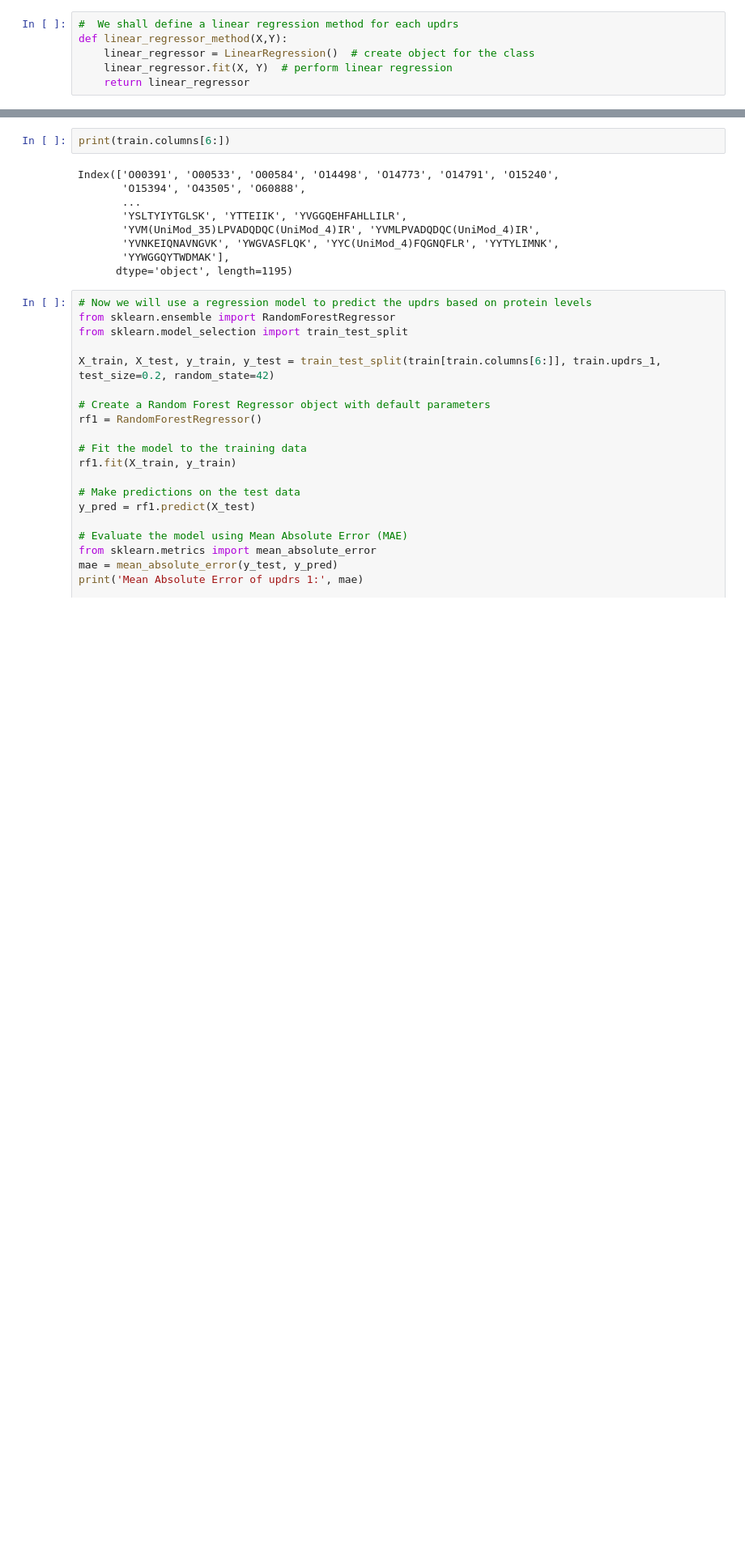
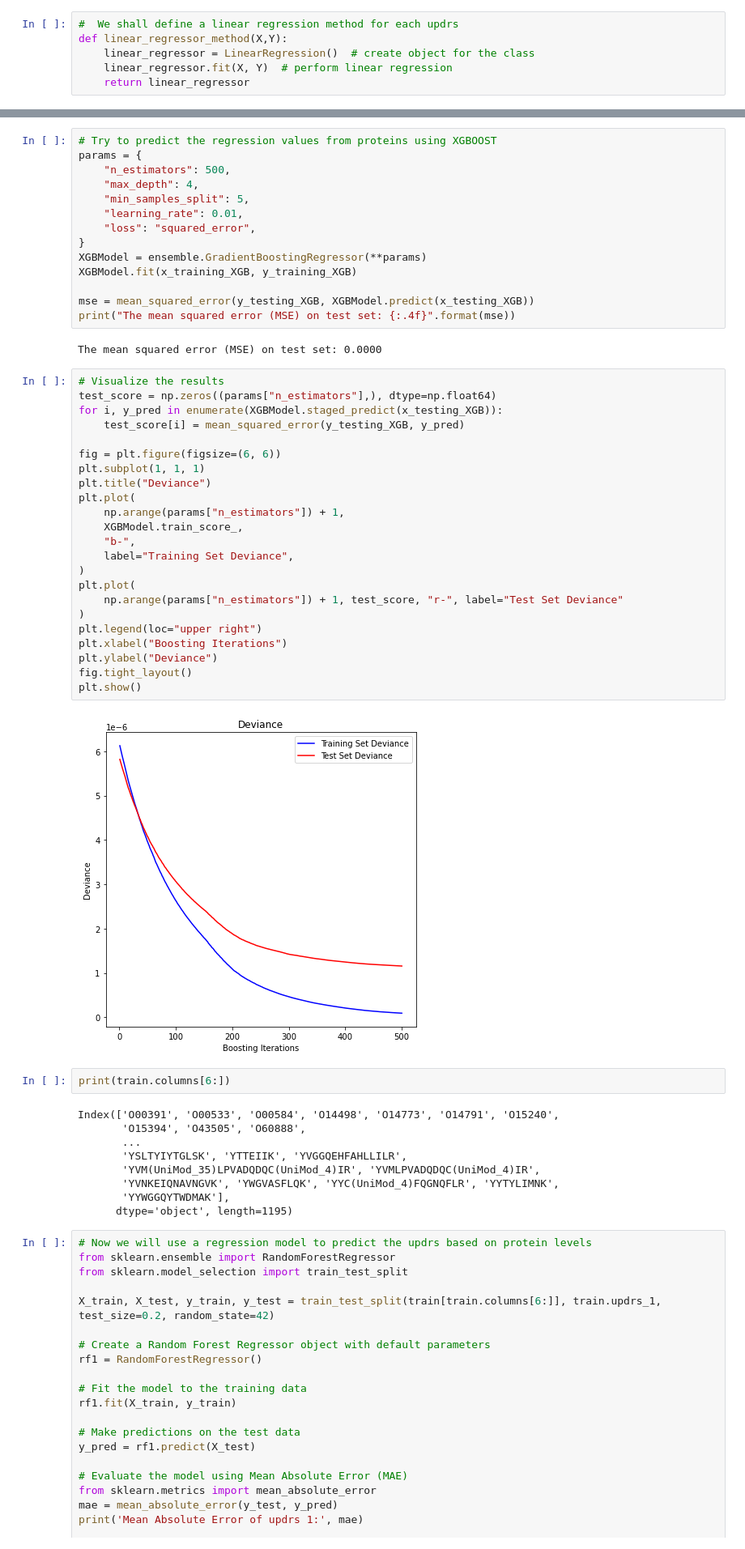
Before and after one commit to carloscastmar/Parkinson-s-Disease-Progression-Prediction, a Jupyter notebook: eda.ipynb, the cells around one changed output, grey strips where cells are left out. Shown at 81% size. Cells and saved outputs as stored; diff of their text form; blank space fills up the shorter version.

```diff
--- a/eda.ipynb
+++ b/eda.ipynb
@@ -301,3 +381,44 @@ Training set metrics:
+# %%
+# Try to predict the regression values from proteins using XGBOOST
+params = {
+    "n_estimators": 500,
+    "max_depth": 4,
+    "min_samples_split": 5,
+    "learning_rate": 0.01,
+    "loss": "squared_error",
+}
+XGBModel = ensemble.GradientBoostingRegressor(**params)
+XGBModel.fit(x_training_XGB, y_training_XGB)
+
+mse = mean_squared_error(y_testing_XGB, XGBModel.predict(x_testing_XGB))
+print("The mean squared error (MSE) on test set: {:.4f}".format(mse))
+# %% [output]
+The mean squared error (MSE) on test set: 0.0000
+# %%
+# Visualize the results
+test_score = np.zeros((params["n_estimators"],), dtype=np.float64)
+for i, y_pred in enumerate(XGBModel.staged_predict(x_testing_XGB)):
+    test_score[i] = mean_squared_error(y_testing_XGB, y_pred)
+
+fig = plt.figure(figsize=(6, 6))
+plt.subplot(1, 1, 1)
+plt.title("Deviance")
+plt.plot(
+    np.arange(params["n_estimators"]) + 1,
+    XGBModel.train_score_,
+    "b-",
+    label="Training Set Deviance",
+)
+plt.plot(
+    np.arange(params["n_estimators"]) + 1, test_score, "r-", label="Test Set Deviance"
+)
+plt.legend(loc="upper right")
+plt.xlabel("Boosting Iterations")
+plt.ylabel("Deviance")
+fig.tight_layout()
+plt.show()
+# %% [output]
+[figure, added]
 # %%
 print(train.columns[6:])
 # %% [output]
```
Also changed, not shown: parts of 8 cells of this notebook, 1 other file.
